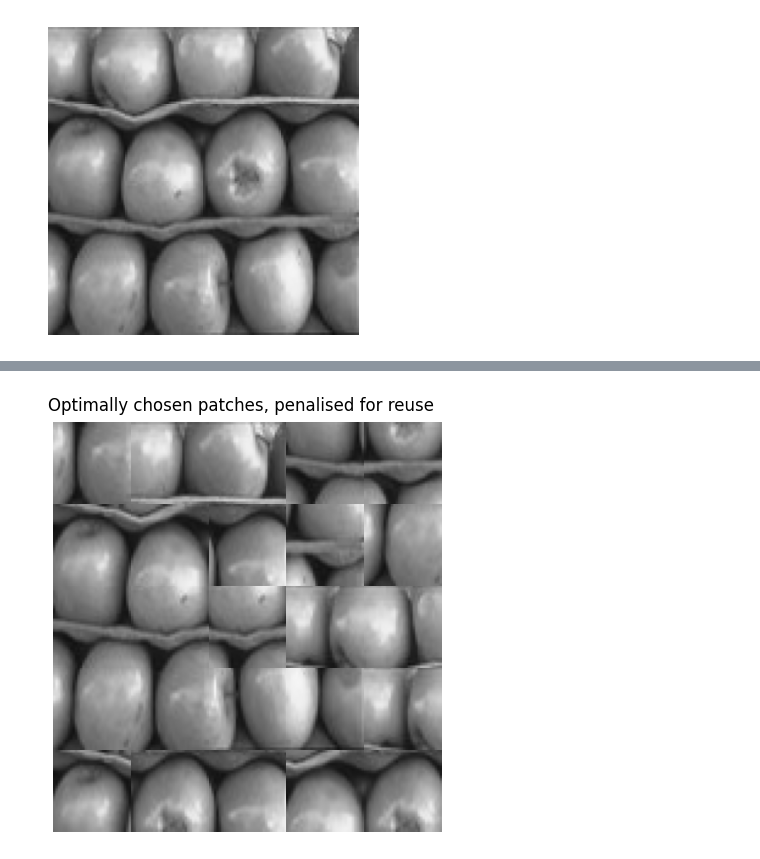
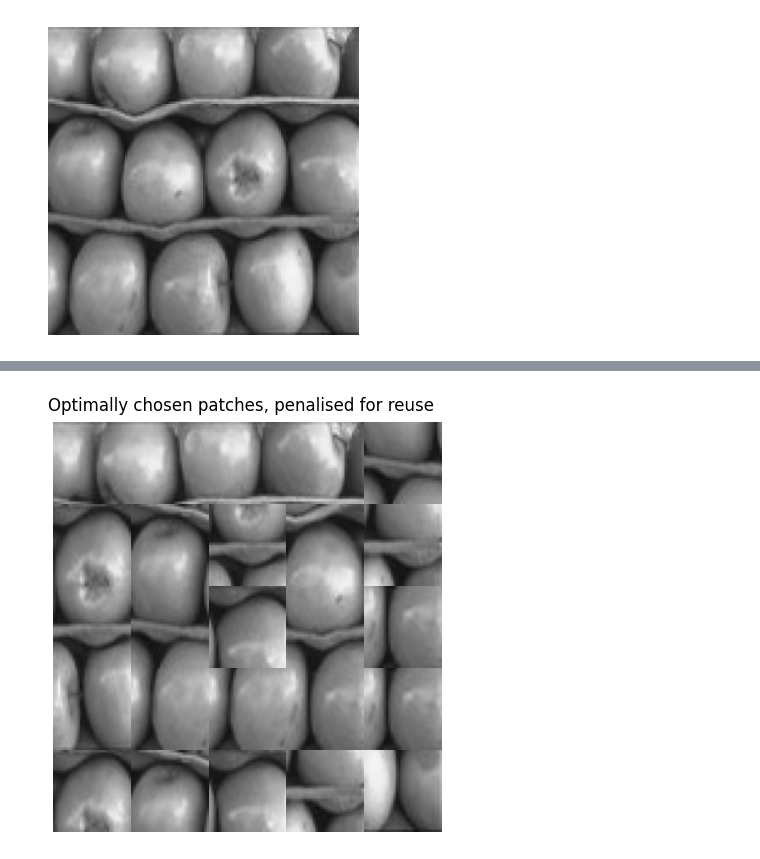
Before and after one commit to JGIBristol/current_denoising, a Jupyter notebook: src/notebooks/quilting.ipynb, the cells around one changed output, grey strips where cells are left out. Saved outputs shown, nothing was run; the diff lists cells and outputs as text; code cells hidden in the pictures.

Commit message:
Modifications to stitching examples
Allow patches to rotate, and always start in the top left with the same
patch

```diff
--- a/src/notebooks/quilting.ipynb
+++ b/src/notebooks/quilting.ipynb
@@ -84,18 +85,13 @@ fig.subplots_adjust(top=0.93)
 # %%
 rng = np.random.default_rng(0)
 penalised_patch_grid = quilting.optimally_choose_patches(
-    patches,
-    target_size,
-    patch_overlap,
-    allow_rotation=False,
-    rng=rng,
-    repeat_penalty=1,
+    patches, target_size, patch_overlap, repeat_penalty=1
 )
 fig = plot_grid(penalised_patch_grid)
 fig.suptitle("Optimally chosen patches, penalised for reuse")
 fig.subplots_adjust(top=0.93)
 # %% [output]
-[figure, old version]
+[figure, new version]
 # %%
 # We can join these naively,by just averaging the overlapping regions
 naive_images = [img] + [
```
Also changed, not shown: parts of 12 cells of this notebook, 2 other files.
